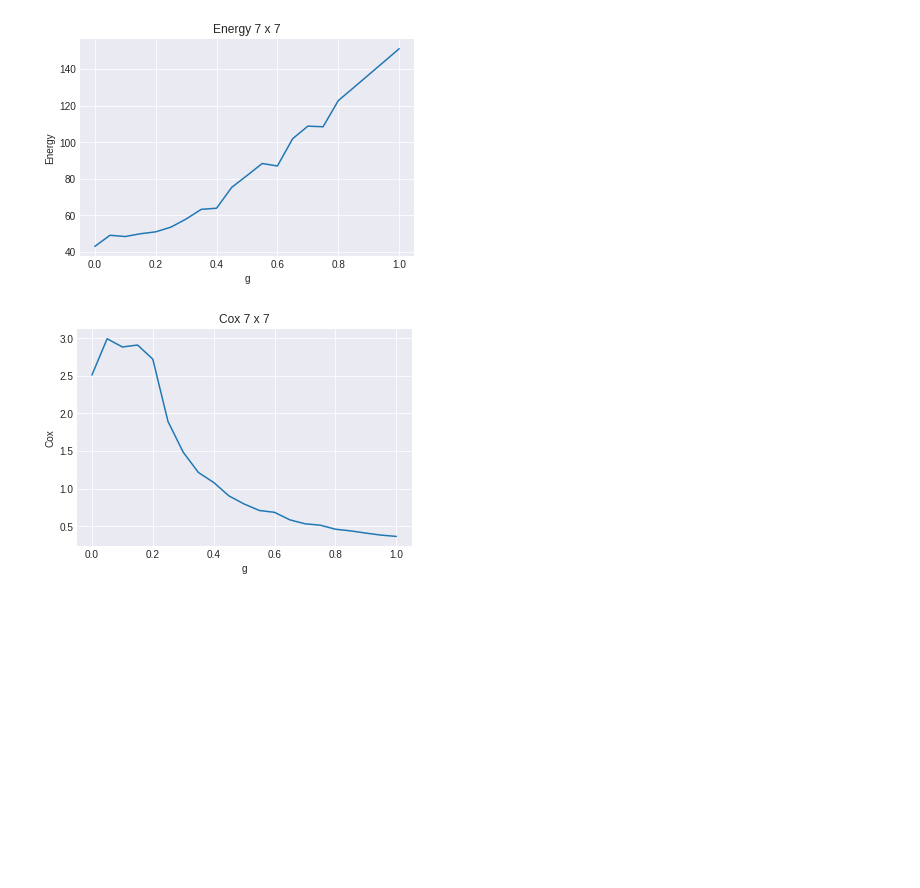
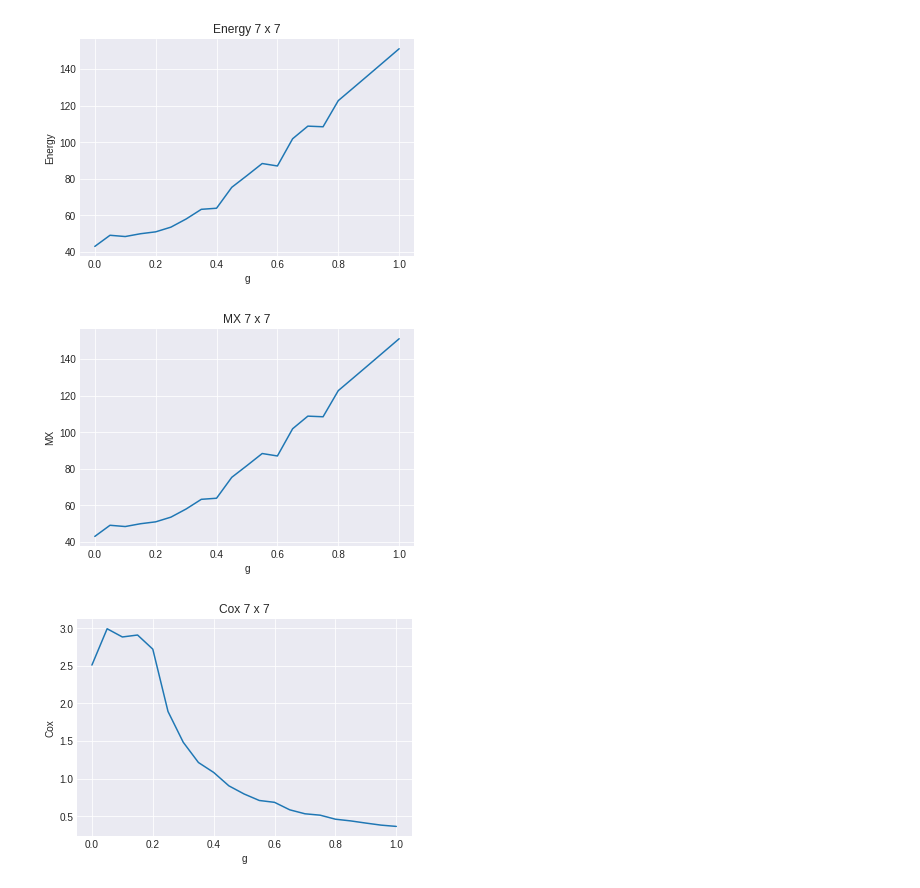
Before and after one commit to zjuadurey/machine-learnig-QM, a Jupyter notebook: plot/plot_all_mutil_pic.ipynb, the cells around one changed output. Cells and saved outputs as stored; diff of their text form; code cells hidden in the pictures; blank space fills up the shorter version.

Commit message:
pic_plot

```diff
--- a/plot/plot_all_mutil_pic.ipynb
+++ b/plot/plot_all_mutil_pic.ipynb
@@ -158,6 +158,17 @@ plt.title("Energy %d x %d"%(L, L))
 plt.show()
 # %% [output]
 [figure]
+# %%
+x=np.arange(0, 1.01, 0.05)
+plt.style.use('seaborn-darkgrid') # 设置画图的风格
+fig, ax = plt.subplots()
+ax.plot(x, mx)
+ax.set_xlabel('g')
+ax.set_ylabel("MX")
+plt.title("MX %d x %d"%(L, L))
+plt.show()
+# %% [output]
+[figure, added]
 # %%
 x=np.arange(0, 1.01, 0.05)
 plt.style.use('seaborn-darkgrid') # 设置画图的风格
```
Also changed, not shown: parts of 1 cell of this notebook.
